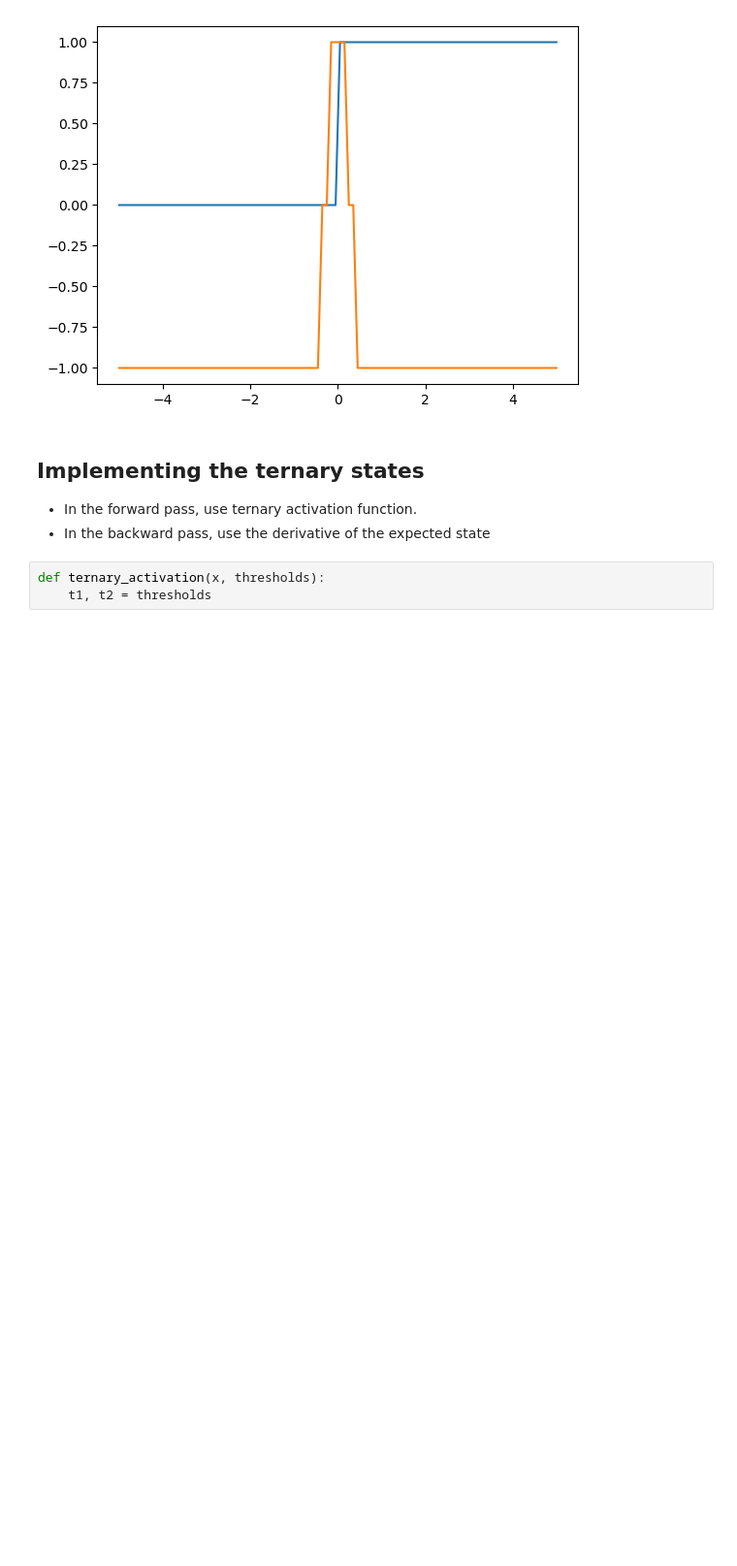
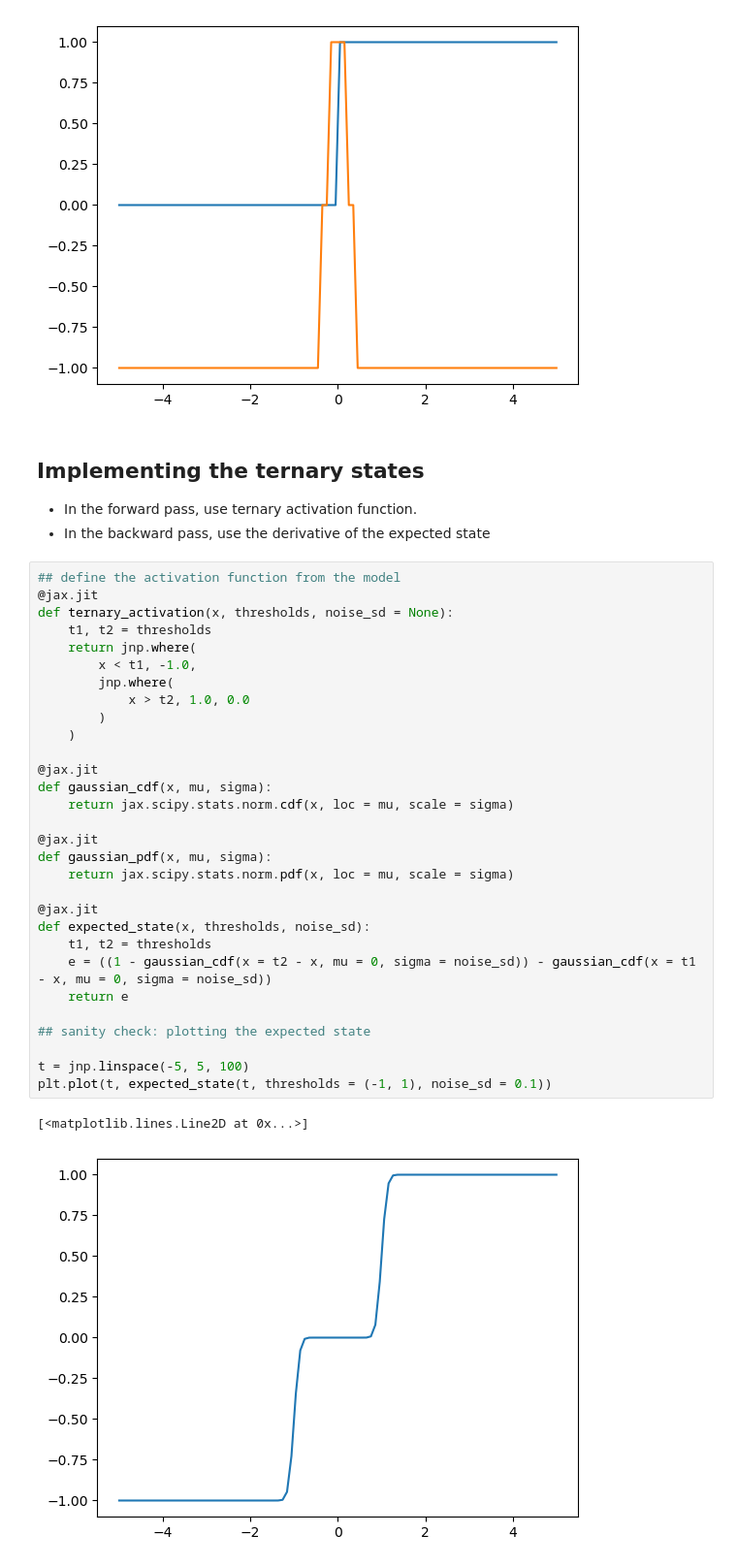
Before and after one commit to Integrated-Systems-Neuroengineering/scrramble, a Jupyter notebook: Tutorials/custom_grads_jax.ipynb, the cells around one changed output. Shown: that part at 97% size. Saved outputs shown, nothing was run; the diff lists cells and outputs as text; blank space fills up the shorter version.

```diff
--- a/Tutorials/custom_grads_jax.ipynb
+++ b/Tutorials/custom_grads_jax.ipynb
@@ -121,6 +121,36 @@ plt.plot(t, gg)
 ## Implementing the ternary states
 - In the forward pass, use ternary activation function.
 - In the backward pass, use the derivative of the expected state
-# %%
-def ternary_activation(x, thresholds):
-    t1, t2 = thresholds
+# %%
+## define the activation function from the model
+@jax.jit
+def ternary_activation(x, thresholds, noise_sd = None):
+    t1, t2 = thresholds
+    return jnp.where(
+        x < t1, -1.0,
+        jnp.where(
+            x > t2, 1.0, 0.0
+        )
+    )
+
+@jax.jit
+def gaussian_cdf(x, mu, sigma):
+    return jax.scipy.stats.norm.cdf(x, loc = mu, scale = sigma)
+
+@jax.jit
+def gaussian_pdf(x, mu, sigma):
+    return jax.scipy.stats.norm.pdf(x, loc = mu, scale = sigma)
+
+@jax.jit
+def expected_state(x, thresholds, noise_sd):
+    t1, t2 = thresholds
+    e = ((1 - gaussian_cdf(x = t2 - x, mu = 0, sigma = noise_sd)) - gaussian_cdf(x = t1 - x, mu = 0, sigma = noise_sd))
+    return e
+
+## sanity check: plotting the expected state
+
+t = jnp.linspace(-5, 5, 100)
+plt.plot(t, expected_state(t, thresholds = (-1, 1), noise_sd = 0.1))
+# %% [output]
+[<matplotlib.lines.Line2D at 0x...>]
+[figure, added]
```
Also changed, not shown: parts of 6 cells of this notebook.
